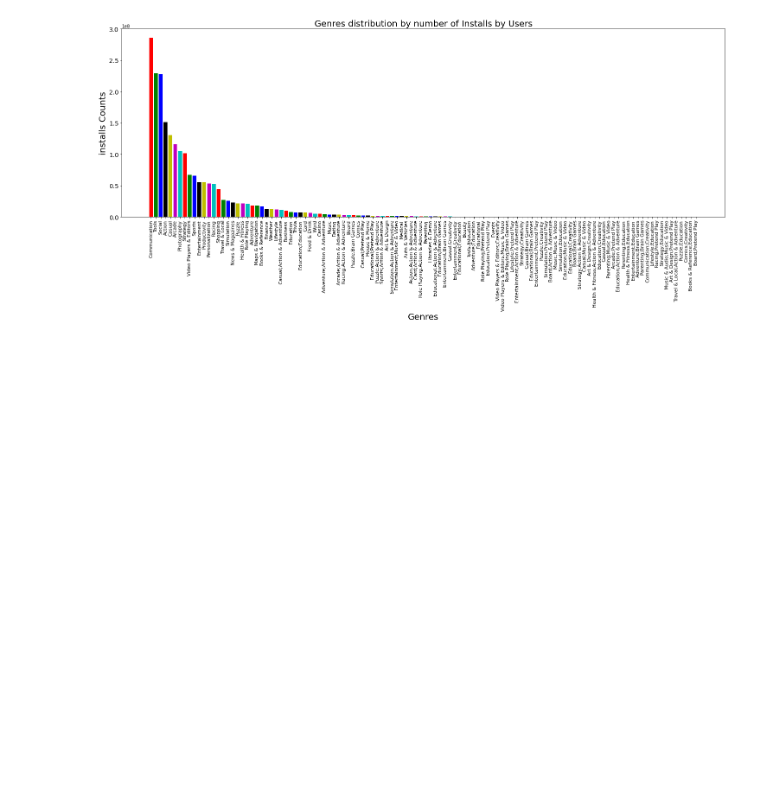
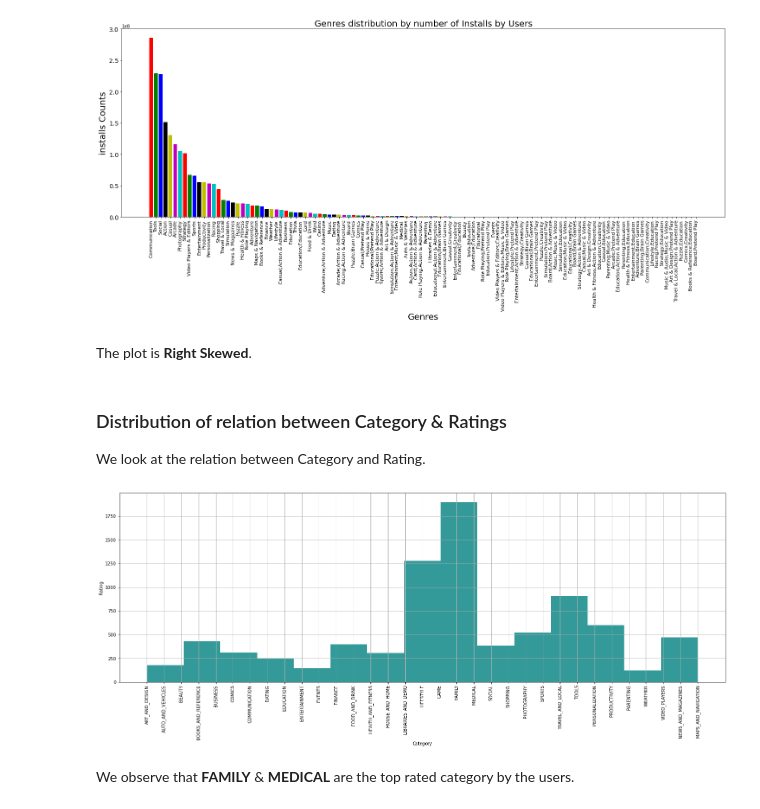
Before and after one commit to direct2subhajit/Google_Play_Store_Data_Analysis, a Jupyter notebook: Google_Play_Store.ipynb, the cells around one changed output. Saved outputs shown, nothing was run; the diff lists cells and outputs as text; code cells hidden in the pictures; blank space fills up the shorter version.

Commit message:
Updated
Distribution of relation between Category & Ratings

```diff
--- a/Google_Play_Store.ipynb
+++ b/Google_Play_Store.ipynb
@@ -470,3 +470,18 @@ plt.title("Genres distribution by number of Installs by Users",fontsize = 20)
 plt.show()
 # %% [output]
 [figure]
+# %% [markdown]
+The plot is **Right Skewed**.
+# %% [markdown]
+### Distribution of relation between Category & Ratings
+
+We look at the relation between Category and Rating.
+# %%
+ax = df1["Category"].hist(bins=15, color='teal', alpha=0.8)
+ax.set(xlabel='Category', ylabel='Rating')
+plt.xticks(rotation = 90)
+plt.show()
+# %% [output]
+[figure, added]
+# %% [markdown]
+We observe that **FAMILY** & **MEDICAL** are the top rated category by the users.
```
Also changed, not shown: parts of 1 cell of this notebook.
